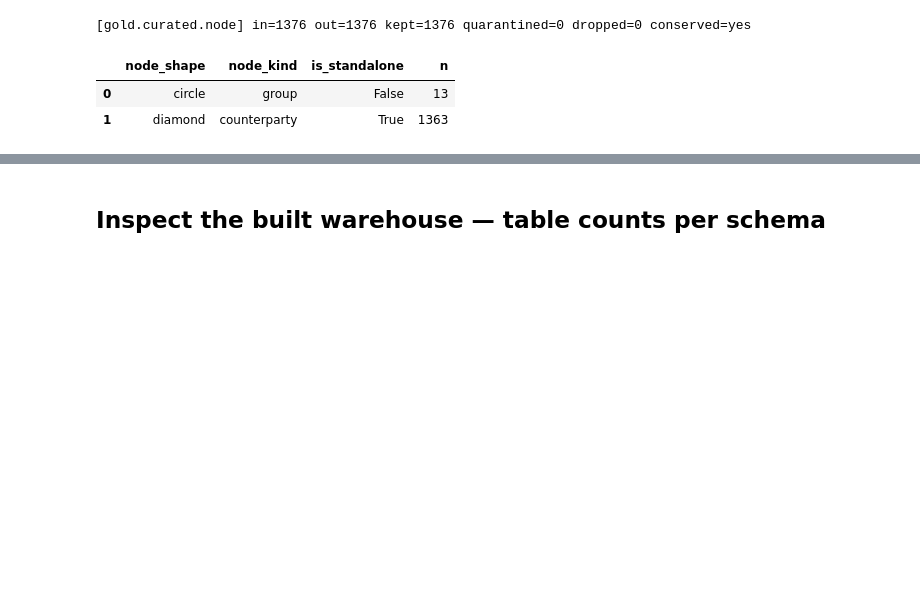
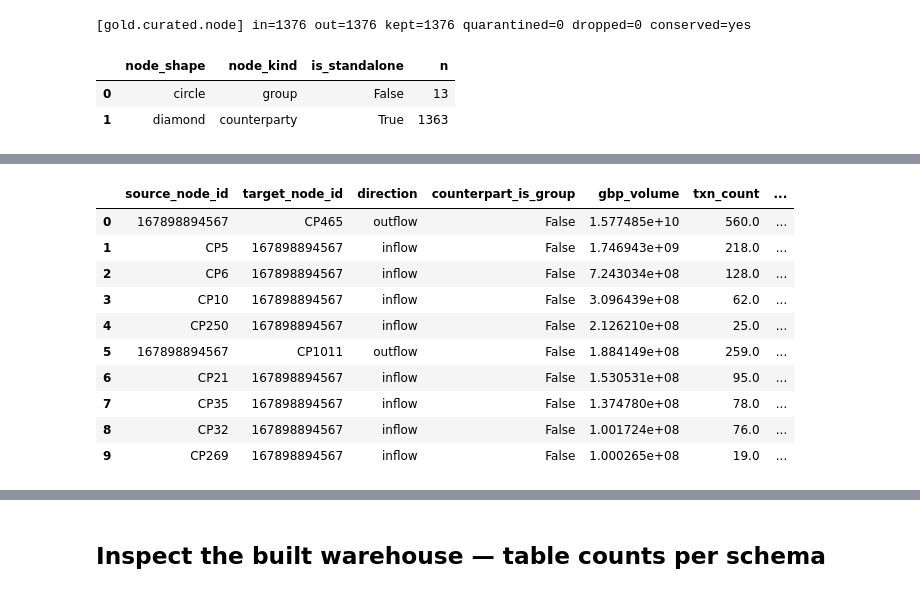
Before and after one commit to hallabehery/FM-Data-Engineer-Test-HS, a Jupyter notebook: notebook/pipeline.ipynb, the cells around one changed output, grey strips where cells are left out. Cells and saved outputs as stored; diff of their text form; code cells hidden in the pictures; blank space fills up the shorter version.

```diff
--- a/notebook/pipeline.ipynb
+++ b/notebook/pipeline.ipynb
@@ -251,0 +263,23 @@ con.sql('''SELECT node_shape, node_kind, is_standalone, COUNT(*) n
+# %%
+# Directed group-level view for the top focal group (the star-map shape: £ volume, count).
+con.sql('''
+    SELECT source_node_id, target_node_id, direction, counterpart_is_group,
+           round(SUM(gbp_volume), 2) AS gbp_volume, SUM(txn_count) AS txn_count,
+           round(SUM(gbp_fee_revenue), 2) AS gbp_fee_revenue
+    FROM curated.edge
+    WHERE focal_group_id = (SELECT focal_group_id FROM curated.edge
+                            GROUP BY 1 ORDER BY SUM(gbp_volume) DESC LIMIT 1)
+    GROUP BY 1,2,3,4 ORDER BY gbp_volume DESC LIMIT 10
+''').df()
+# %% [output]
+|  | source_node_id | target_node_id | direction | counterpart_is_group | gbp_volume | txn_count | ... |
+| 0 | 167898894567 | CP465 | outflow | False | 1.577485e+10 | 560.0 | ... |
+| 1 | CP5 | 167898894567 | inflow | False | 1.746943e+09 | 218.0 | ... |
+| 2 | CP6 | 167898894567 | inflow | False | 7.243034e+08 | 128.0 | ... |
+| 3 | CP10 | 167898894567 | inflow | False | 3.096439e+08 | 62.0 | ... |
+| 4 | CP250 | 167898894567 | inflow | False | 2.126210e+08 | 25.0 | ... |
+| 5 | 167898894567 | CP1011 | outflow | False | 1.884149e+08 | 259.0 | ... |
+| 6 | CP21 | 167898894567 | inflow | False | 1.530531e+08 | 95.0 | ... |
+| 7 | CP35 | 167898894567 | inflow | False | 1.374780e+08 | 78.0 | ... |
+| 8 | CP32 | 167898894567 | inflow | False | 1.001724e+08 | 76.0 | ... |
+| 9 | CP269 | 167898894567 | inflow | False | 1.000265e+08 | 19.0 | ... |
```
Also changed, not shown: parts of 16 cells of this notebook, 7 other files.
